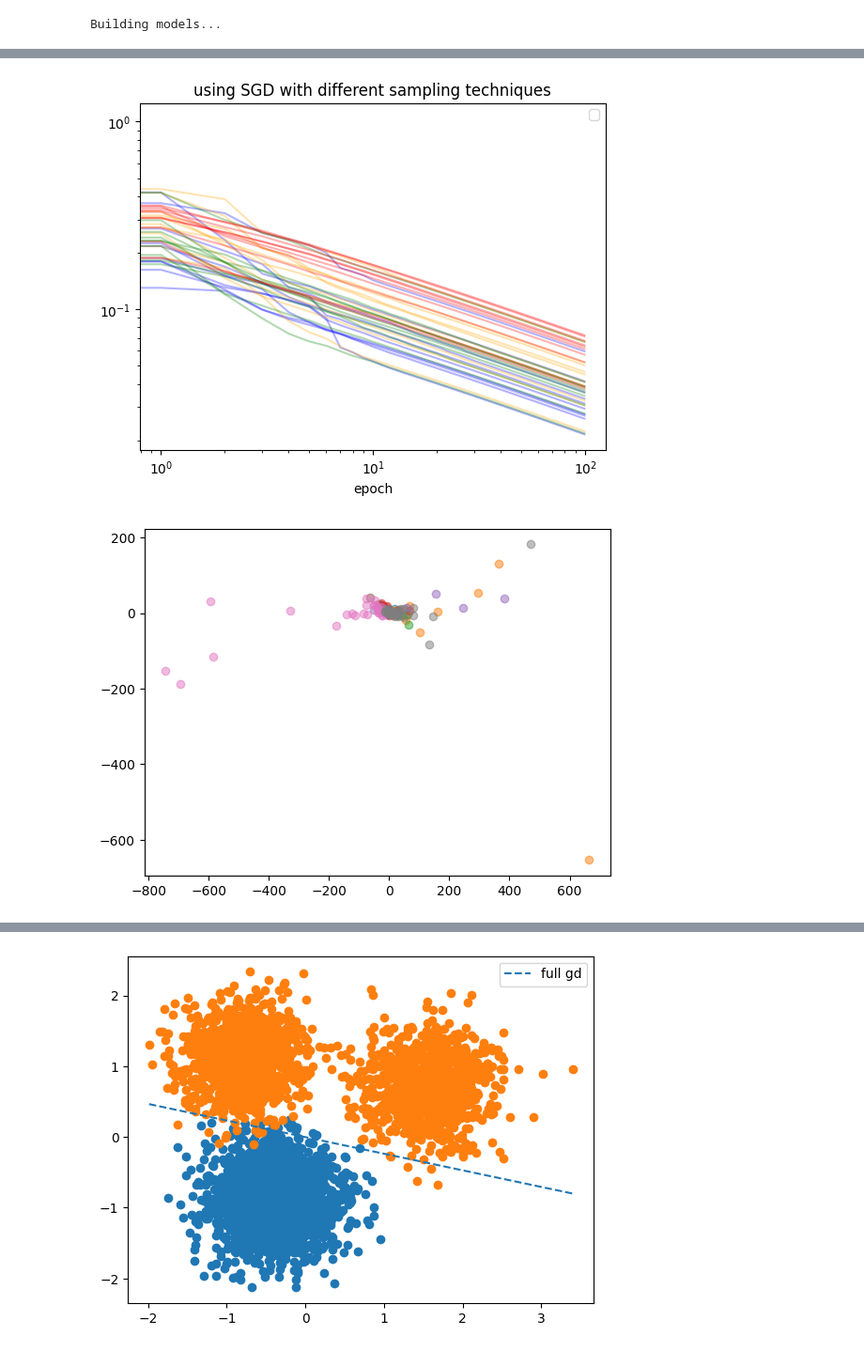
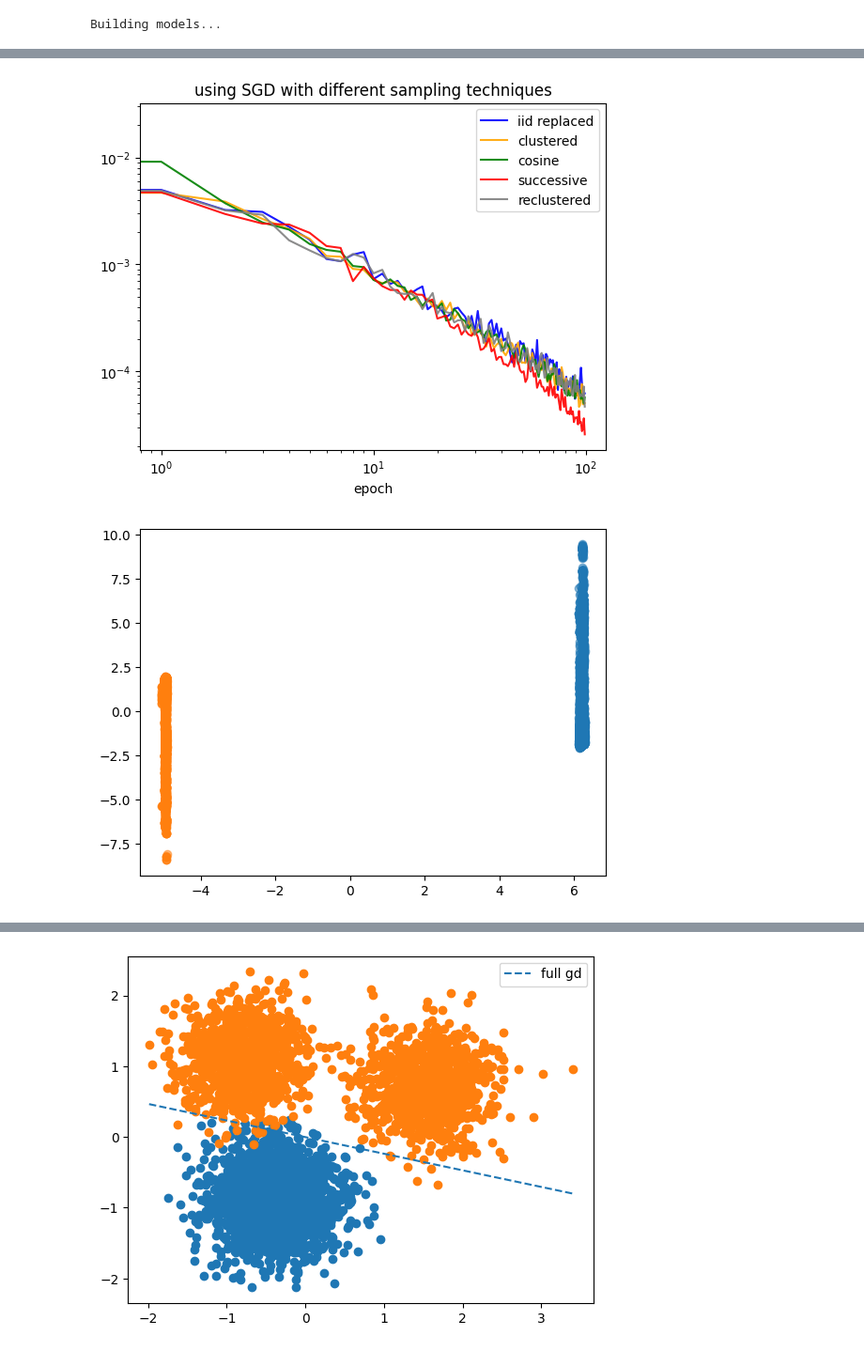
Before and after one commit to yy214/cluster-for-opt, a Jupyter notebook: clustering_for_opt.ipynb, the cells around one changed output, grey strips where cells are left out. Shown: that part at 94% size. Saved outputs shown, nothing was run; the diff lists cells and outputs as text; code cells hidden in the pictures.

```diff
--- a/clustering_for_opt.ipynb
+++ b/clustering_for_opt.ipynb
@@ -256,0 +319,6 @@ plt.show()
+# %%
+for i in range(new_cluster_sampler.cluster_count):
+    selected = compressed_labeled[new_cluster_sampler.clusters[i]]
+    plt.scatter(selected[:,0], selected[:,1])
+plt.scatter(compressed_labeled[mask_0,0], compressed_labeled[mask_0,1], color="white", alpha=0.1)
+plt.show()
@@ -275,6 +339,8 @@ cosine_dataloader = DataLoader(dataset, BATCH_SIZE, sampler=cosine_cluster_sampl
 
 iid_sampler = RandomSampler(dataset, replacement=True)
 iid_dataloader = DataLoader(dataset, BATCH_SIZE, sampler=iid_sampler)
+
+new_cluster_dataloader = DataLoader(dataset, BATCH_SIZE, sampler=new_cluster_sampler)
 # %%
 def repeat_exec(base_model,
                 model_arg,
@@ -474,3 +537,12 @@ Building models...
 Building models...
 Building models...
 Building models...
+# %%
+sgd_bis_times, sgd_bis = repeat_exec(
+    base_model, clustered_data,
+    log_01_criterion,
+    optimizer_class=torch.optim.SGD,
+    dataloader=new_cluster_dataloader,
+    # n_epoch=NB_EPOCH*20,
+    # repeat_times=1
+)
@@ -520,27 +603,28 @@ opt_val
 # %%
 def plot_mult_iter(losses, opt_val, color, label):
     ls = np.array(losses)
-    for l in losses:
-        plt.plot(l-opt_val, alpha=0.3, color=color)
+    # for l in losses:
+        # plt.plot(l-opt_val, alpha=0.3, color=color)
     m = np.mean(ls, axis=0)
     std = np.std(ls, axis=0)
     l = len(m)
-    # plt.plot(m-opt_val, color=color, label=label, alpha=0.9)
+    plt.plot(m-opt_val, color=color, label=label, alpha=0.9)
     # plt.fill_between(np.arange(l), m-opt_val-std, m-opt_val+std, alpha=0.3)
 # %%
 plot_mult_iter(sgd_sols_iid, opt_val, color="blue", label="iid replaced")
 plot_mult_iter(sgd_sols_cluster, opt_val, color="orange", label="clustered")
 plot_mult_iter(sgd_sols_cosine, opt_val, color="green", label="cosine")
 plot_mult_iter(sgd_sols, opt_val, color="red", label="successive")
+plot_mult_iter(sgd_bis, opt_val, color="grey", label="reclustered")
 
 plt.legend()
 # plt.yscale("log")
 plt.loglog()
 plt.xlabel("epoch")
 plt.title("using SGD with different sampling techniques")
 plt.show()
 # %% [output]
-[figure, old version]
+[figure, new version]
 # %%
 from torch import Tensor
 
@@ -563,6 +647,6 @@ def display_grads(dataset:TensorDataset, model, cluster_sampler, alg="pca", titl
     plt.title(title)
     plt.show()
 # %%
-display_grads(dataset, model, cluster_sampler)
+display_grads(dataset, SimpleModel(clustered_data), cluster_sampler)
 # %% [output]
-[figure, old version]
+[figure, new version]
```
Also changed, not shown: parts of 31 cells of this notebook, 4 other files.
